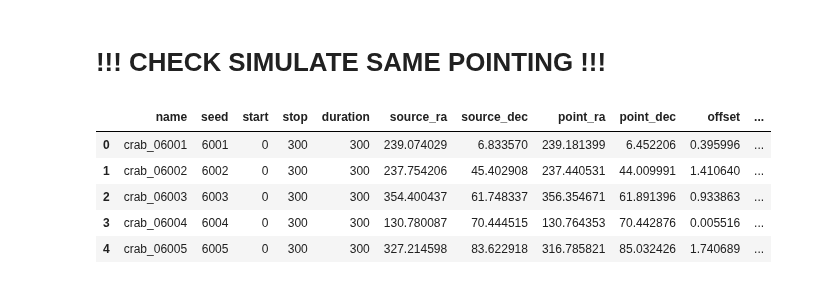
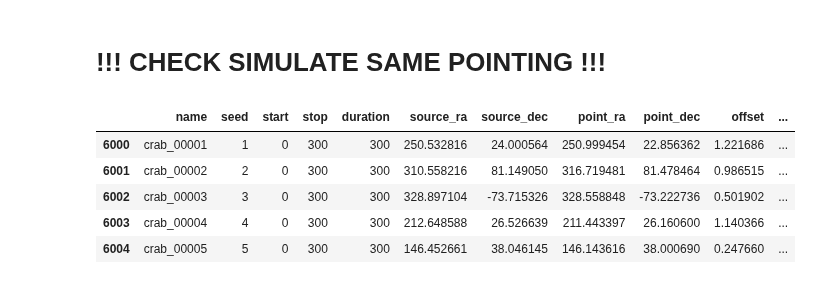
Before and after one commit to ambra-dipiano/astroAI, a Jupyter notebook: astroai/notebooks/cnn-cleaner.ipynb, the cells around one changed output. Cells and saved outputs as stored; diff of their text form; code cells hidden in the pictures.

```diff
--- a/astroai/notebooks/cnn-cleaner.ipynb
+++ b/astroai/notebooks/cnn-cleaner.ipynb
@@ -5,7 +5,7 @@ from os import listdir
 from os.path import join, isfile
 
 # info tables
-sim_info = f'/data01/homes/dipiano/E4/irf_random/crab/sim/merged_simulator_data.dat'
+sim_info = f'/data01/homes/dipiano/E4/irf_random/crab/map_10s_5sgm/merged_simulator_data.dat'
 map_info = f'/data01/homes/dipiano/E4/irf_random/crab/map_10s_5sgm/merged_mapper_data.dat'
 
 # dataset
@@ -37,13 +37,13 @@ Test labenoicyls: (1000, 250, 250, 1)
 # %% [markdown]
 # !!! CHECK SIMULATE SAME POINTING !!!
 # %%
-sim_data = pd.read_csv(sim_info, sep=' ', header=0)
+sim_data = pd.read_csv(sim_info, sep=' ', header=0).sort_values(by=['seed'])
 sim_data.head()
 # %% [output]
 |  | name | seed | start | stop | duration | source_ra | source_dec | point_ra | point_dec | offset | ... |
-| 0 | crab_06001 | 6001 | 0 | 300 | 300 | 239.074029 | 6.833570 | 239.181399 | 6.452206 | 0.395996 | ... |
-| 1 | crab_06002 | 6002 | 0 | 300 | 300 | 237.754206 | 45.402908 | 237.440531 | 44.009991 | 1.410640 | ... |
-| 2 | crab_06003 | 6003 | 0 | 300 | 300 | 354.400437 | 61.748337 | 356.354671 | 61.891396 | 0.933863 | ... |
-| 3 | crab_06004 | 6004 | 0 | 300 | 300 | 130.780087 | 70.444515 | 130.764353 | 70.442876 | 0.005516 | ... |
-| 4 | crab_06005 | 6005 | 0 | 300 | 300 | 327.214598 | 83.622918 | 316.785821 | 85.032426 | 1.740689 | ... |
+| 6000 | crab_00001 | 1 | 0 | 300 | 300 | 250.532816 | 24.000564 | 250.999454 | 22.856362 | 1.221686 | ... |
+| 6001 | crab_00002 | 2 | 0 | 300 | 300 | 310.558216 | 81.149050 | 316.719481 | 81.478464 | 0.986515 | ... |
+| 6002 | crab_00003 | 3 | 0 | 300 | 300 | 328.897104 | -73.715326 | 328.558848 | -73.222736 | 0.501902 | ... |
+| 6003 | crab_00004 | 4 | 0 | 300 | 300 | 212.648588 | 26.526639 | 211.443397 | 26.160600 | 1.140366 | ... |
+| 6004 | crab_00005 | 5 | 0 | 300 | 300 | 146.452661 | 38.046145 | 146.143616 | 38.000690 | 0.247660 | ... |
 # %%
```
Also changed, not shown: parts of 9 cells of this notebook.
